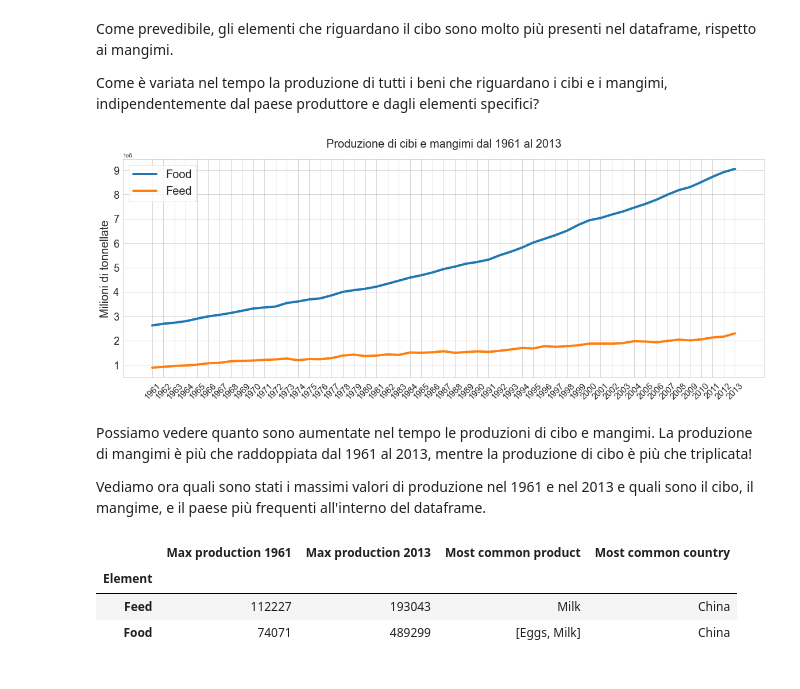
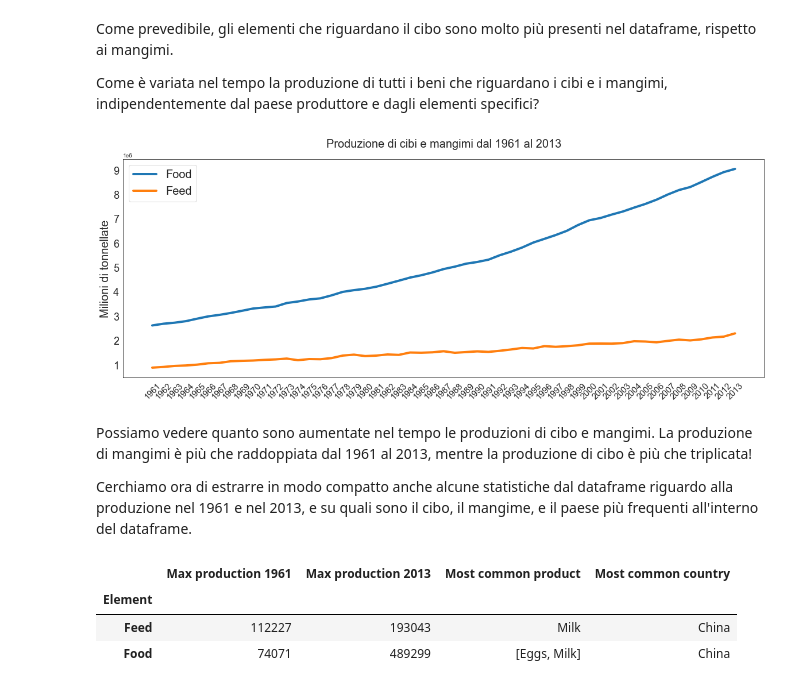
Before and after one commit to TheHextech/start2impact, a Jupyter notebook: Data_Science/Food_Project_DataVisualization_DataManipulation/EmanueleImmesiDataVis.ipynb, the cells around one changed output. Cells and saved outputs as stored; diff of their text form; code cells hidden in the pictures.

```diff
--- a/Data_Science/Food_Project_DataVisualization_DataManipulation/EmanueleImmesiDataVis.ipynb
+++ b/Data_Science/Food_Project_DataVisualization_DataManipulation/EmanueleImmesiDataVis.ipynb
@@ -248,3 +210,6 @@ df = df_prod_rd.copy()
+# %%
+# Cambio il nome del dataframe per renderlo più gestibile
+df = df_dropped.copy()
 # %%
 # Creo una serie per vedere se alcune etichette di 'Area Abbreviation' sono state utilizzate per più di un paese
 find_duplicates = df.groupby('Area Abbreviation')['Area'].nunique()
@@ -637,11 +503,5 @@ Dizionario con nomenclature invertite:
 # %%
-# Incongruenze tra elementi generalizzati: 'meat' e 'beef'
-generalized_inconsistencies = {key: value for key, value in inconsistencies_dict.items() if value == 'Meat, Other'}
-print(f"Dizionario delle voci non congruenti tra i due datasets per possibile generalizzazione:\
-\n{generalized_inconsistencies}\n")
-
-# Vado a cercare tra quali elementi del dataset delle PRODUZIONI compaiono le voci 'meat' e 'beef' e creo dei
-# filtri per entrambi
+# Creo dei filtri per entrambi i casi
 meat = df.Item.map(lambda text: 'meat' in text.lower())
 beef = df.Item.map(lambda text: 'beef' in text.lower())
 
@@ -649,9 +509,19 @@ beef = df.Item.map(lambda text: 'beef' in text.lower())
 prod_meat_list = df.loc[meat].Item.unique().tolist()
 prod_beef_list = df.loc[beef].Item.unique().tolist()
 
-print(f"Elementi con la dicitura 'meat' nel dataframe della produzione:\n{prod_meat_list}\n")
-print(f"Elementi con la dicitura 'beef' nel dataframe della produzione:\n{prod_beef_list}\n")
+print("Elementi con la dicitura 'meat' nel dataframe della produzione:")
 
-print("Conta dei valori degli elementi contenenti la parola 'meat' nel dataframe della produzione:")
-df[meat].Item.value_counts()
+if prod_meat_list:
+    for i, n in enumerate(prod_meat_list):
+        print(f'{i+1} - {n}')
+else:
+    print(0)
+
+print("\nElementi con la dicitura 'meat' nel dataframe della produzione:")
+
+if prod_beef_list:
+    for i, n in enumerate(prod_beef_list):
+        print(f'{i+1} - {n}')
+else:
+    print(0)
 # %% [output]
@@ -691,6 +544,3 @@ Leggendo la [documentazione](https://www.fao.org/faostat/en/#data/FBSH) che rigu
 # %%
-# Dizionario risolto delle voci non congruenti di meat e beef
-meat_beef_replace = {'Bovine Meat': 'Beef (beef herd)'}
-
-# Sostituisco i nomi nel dataframe della produzione di cibo/mangimi
-df.Item.replace(meat_beef_replace, inplace=True)
+# Sostituisco il nome nel dataframe della produzione di cibo/mangimi
+df.Item.replace({'Bovine Meat': 'Beef (beef herd)'}, inplace=True)
@@ -711,11 +563,8 @@ La documentazione nel dataset della FAO ci aiuta (in parte) a risolvere queste u
 
 - 'Cheese', 'Dark Chocolate', 'Shrimps (farmed)' e 'Tofu' sono tutte voci riferite ad un alimento specifico che non posso scorporare dal dataset della produzione (es.: 'Tofu' è rappresentato dalla voce 'Soyabeans', ma oltre a questo la voce 'Soyabeans' include anche salsa di soia, pasta di soia e semi di soia). Pertanto queste voci *non possono essere sostituite*.
 # %%
-# Dizionario risolvibile delle 'incongruenze gravi'
-hv_inc_replace = {'Rice (Milled Equivalent)': 'Rice'}
-
-# Sostituisco i nomi nel dataframe della produzione di cibo/mangimi
-df.Item.replace(hv_inc_replace, inplace=True)
+# Sostituisco il nome nel dataframe della produzione di cibo/mangimi
+df.Item.replace({'Rice (Milled Equivalent)': 'Rice'}, inplace=True)
 # %% [markdown]
 #### Cleaning variabili quantitative
 # %% [markdown]
@@ -926,28 +768,28 @@ years_of_production = [str(n) for n in range(1961, 2014)]
 # Creo un dataframe raggruppando cibi e mangimi e sommando i quantitativi prodotti ogni anno
 total_production = df_prod.groupby('Element')[years_of_production].sum()
 # %%
-sns.set_style('whitegrid')
+sns.set_style('white')
 
 plt.figure(figsize=(20,7))
 
 sns.lineplot(data=total_production.loc['Food'], label='Food', linewidth=4)
 sns.lineplot(data=total_production.loc['Feed'], label='Feed', linewidth=4)
 
 plt.title('Produzione di cibi e mangimi dal 1961 al 2013', size=20, pad=20)
 
 plt.ylabel('Milioni di tonnellate', size=20)
 plt.yticks(size=18)
 
 plt.xticks(rotation=45, size=15)
 
 plt.legend(loc=2, prop={'size': 20})
 plt.show()
 # %% [output]
-[figure, old version]
+[figure, new version]
 # %% [markdown]
 Possiamo vedere quanto sono aumentate nel tempo le produzioni di cibo e mangimi. La produzione di mangimi è più che raddoppiata dal 1961 al 2013, mentre la produzione di cibo è più che triplicata!
 
-Vediamo ora quali sono stati i massimi valori di produzione nel 1961 e nel 2013 e quali sono il cibo, il mangime, e il paese più frequenti all'interno del dataframe.
+Cerchiamo ora di estrarre in modo compatto anche alcune statistiche dal dataframe riguardo alla produzione nel 1961 e nel 2013, e su quali sono il cibo, il mangime, e il paese più frequenti all'interno del dataframe.
 # %%
 aggregations = {
     'Max production 1961':pd.NamedAgg('1961', 'max'),
```
Also changed, not shown: parts of 44 cells of this notebook, 2 other files.
